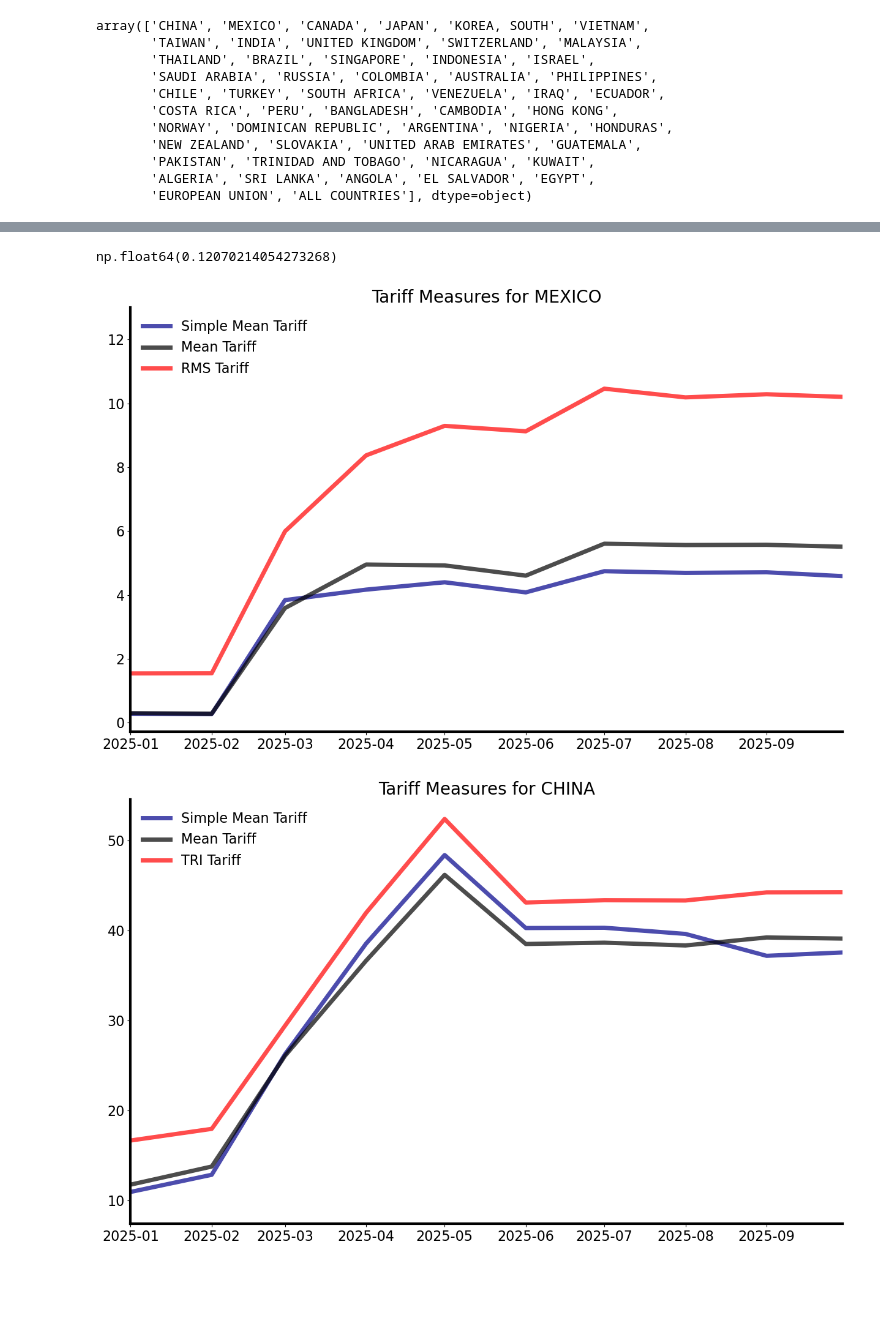
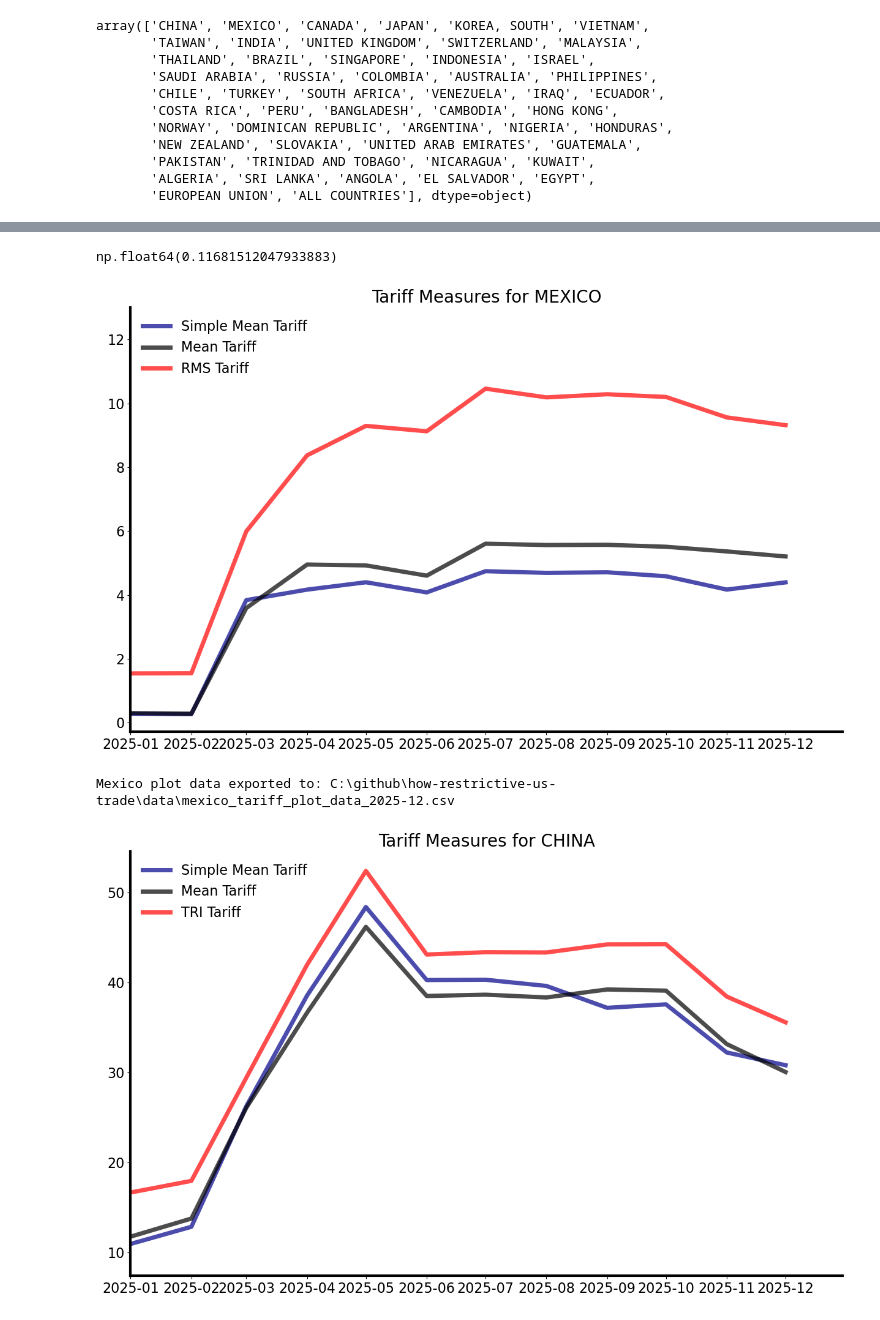
Before and after one commit to tradewartracker/how-restrictive-us-trade, a Jupyter notebook: TRI-all-country.ipynb, the cells around one changed output, grey strips where cells are left out. Saved outputs shown, nothing was run; the diff lists cells and outputs as text; code cells hidden in the pictures; blank space fills up the shorter version.

```diff
--- a/TRI-all-country.ipynb
+++ b/TRI-all-country.ipynb
@@ -27,7 +27,7 @@ texfile = "C:\\github\\how-restrictive-us-trade-paper\\results.tex"
 
 tabletex = "C:\\github\\how-restrictive-us-trade-paper\\table.tex"
 
-target_date = "2025-11"
+target_date = "2025-12"
 # %%
 def make_tariff_country_date(dfcntry, date):
 
@@ -532,6 +556,7 @@ plt.show()
 # %%
 date_list = ["2024-01", "2024-02", "2024-03", "2024-04", "2024-05", "2024-06", "2024-07", "2024-08", "2024-09", "2024-10", "2024-11", "2024-12",
-             "2025-01", "2025-02", "2025-03", "2025-04", "2025-05", "2025-06", "2025-07", "2025-08", "2025-09", "2025-10"]
+             "2025-01", "2025-02", "2025-03", "2025-04", "2025-05", "2025-06", "2025-07", "2025-08", "2025-09", "2025-10",
+             "2025-11", "2025-12"]
 
 date_list += [target_date]
 
@@ -540,6 +565,8 @@ metrics_df = create_tariff_metrics_by_date_country(country_list, date_list, weig
 metrics_df["date"] = pd.to_datetime(metrics_df["date"], format="%Y-%m")
 
 metrics_df.to_parquet(data_repo + "\\top-country-metrics.parquet", index=False)
+
+# metrics_df = pq.read_table(data_repo + "\\top-country-metrics.parquet").to_pandas()
 # %% [output]
 Processing date: 2024-01
 Processed 5700: CHINA
@@ -800,7 +842,7 @@ with open(texfile, 'a') as f:
 # %%
 outfoo.sqrtariff.iloc[0]
 # %% [output]
-np.float64(0.12070214054273268)
+np.float64(0.11681512047933883)
 # %%
 fig, ax = plt.subplots(figsize = (15,9))
 
@@ -814,7 +856,7 @@ ax.plot(foo.date, 100*foo["sqrtariff"], color = "red", alpha = 0.7, linewidth =
 
 ax.set_title("Tariff Measures for " + foo["CTY_NAME"].iloc[0], fontsize = 20)
 
-ax.set_xlim([dt.datetime(2025,1,1), dt.datetime(2025,9,30)])
+ax.set_xlim([dt.datetime(2025,1,1), dt.datetime(2025,12,30)])
 
 ax.tick_params(axis='x', labelsize=16)  # Change font size of x-axis tick labels
 ax.tick_params(axis='y', labelsize=16)  # Change font size of y-axis tick labels
@@ -836,13 +878,24 @@ ax.legend(
 
 ax.set_ylim(top=13)
 
-# plt.savefig(figfile+"mexico-tariffs.png", bbox_inches = "tight")
+plt.savefig(figfile+"mexico-tariffs.png", bbox_inches = "tight")
 
-# plt.savefig(figfile+"mexico-tariffs.pdf", bbox_inches = "tight")
+plt.savefig(figfile+"mexico-tariffs.pdf", bbox_inches = "tight")
 
 plt.show()
 # %% [output]
-[figure, old version]
+[figure, new version]
+# %%
+# Export Mexico plot data to CSV
+mexico_plot_data = foo[['date', 'simplemean', 'meanweighted', 'sqrtariff']].copy()
+mexico_plot_data['simplemean'] = 100 * mexico_plot_data['simplemean']
+mexico_plot_data['meanweighted'] = 100 * mexico_plot_data['meanweighted']
+mexico_plot_data['sqrtariff'] = 100 * mexico_plot_data['sqrtariff']
+
+mexico_plot_data.to_csv(data_repo + f"mexico_tariff_plot_data_{target_date}.csv", index=False)
+print(f"Mexico plot data exported to: {data_repo}mexico_tariff_plot_data_{target_date}.csv")
+# %% [output]
+Mexico plot data exported to: C:\github\how-restrictive-us-trade\data\mexico_tariff_plot_data_2025-12.csv
 # %%
 foo.head()
 
@@ -861,37 +914,37 @@ ax.plot(foo.date, 100*foo["simplemean"], color = "darkblue", alpha = 0.7, linewi
 
 ax.plot(foo.date, 100*foo["meanweighted"], color = "black", alpha = 0.7, linewidth = 5, label = "Mean Tariff")
 
 ax.plot(foo.date, 100*foo["sqrtariff"], color = "red", alpha = 0.7, linewidth = 5, label = "TRI Tariff")
 
 ax.set_title("Tariff Measures for " + foo["CTY_NAME"].iloc[0], fontsize = 20)
 
-ax.set_xlim([dt.datetime(2025,1,1), dt.datetime(2025,9,30)])
+ax.set_xlim([dt.datetime(2025,1,1), dt.datetime(2025,12,30)])
 
 ax.tick_params(axis='x', labelsize=16)  # Change font size of x-axis tick labels
 ax.tick_params(axis='y', labelsize=16)  # Change font size of y-axis tick labels
 
 ax.spines["right"].set_visible(False)
 
 ax.spines["top"].set_visible(False)
 
 ax.spines["left"].set_linewidth(3)
 
 ax.spines["bottom"].set_linewidth(3)
 
 ax.legend(
     fontsize=16,           # Font size
     frameon=False,         # No box
     loc='upper left',     # Position
     ncol=1                 # Number of columns
 )
 
-# plt.savefig(figfile+"china-tariffs.png", bbox_inches = "tight")
+plt.savefig(figfile+"china-tariffs.png", bbox_inches = "tight")
 
-# plt.savefig(figfile+"china-tariffs.pdf", bbox_inches = "tight")
+plt.savefig(figfile+"china-tariffs.pdf", bbox_inches = "tight")
 
 plt.show()
 # %% [output]
-[figure, old version]
+[figure, new version]
 # %%
 foo.head()
 
```
Also changed, not shown: parts of 16 cells of this notebook, 37 other files.
